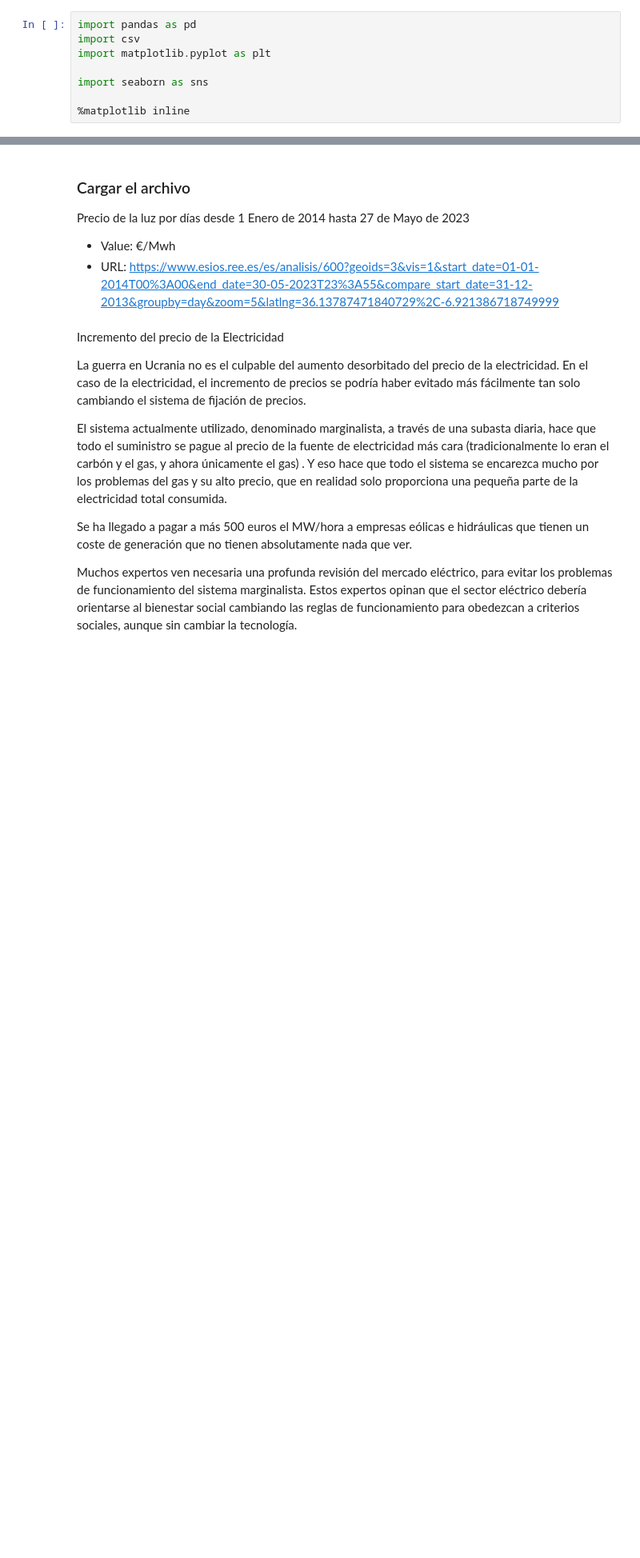
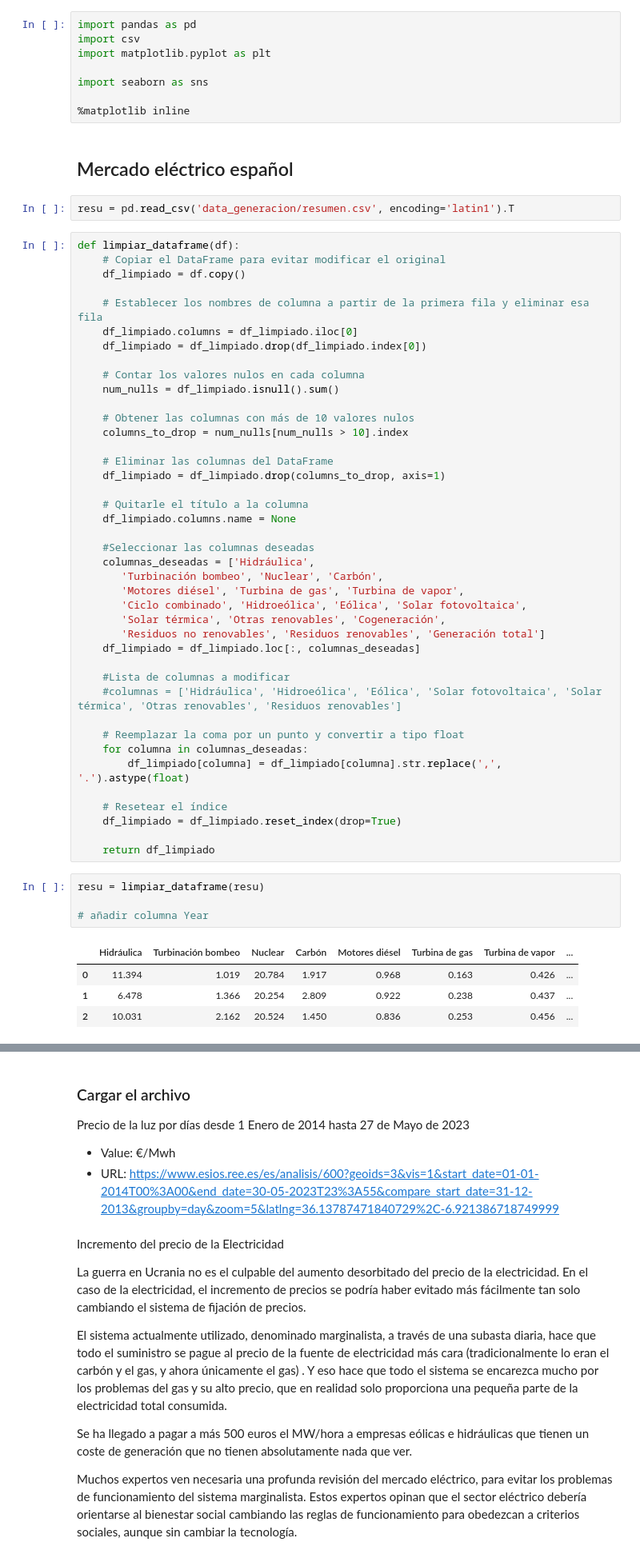
Before and after one commit to carolinariveraa/proyecto_final, a Jupyter notebook: days_2014-2023.ipynb, the cells around one changed output, grey strips where cells are left out. Shown at 80% size. Cells and saved outputs as stored; diff of their text form; blank space fills up the shorter version.

```diff
--- a/days_2014-2023.ipynb
+++ b/days_2014-2023.ipynb
@@ -12,3 +8,57 @@ import matplotlib.pyplot as plt
 import seaborn as sns
 
 %matplotlib inline
+# %% [markdown]
+## Mercado eléctrico español
+# %%
+resu = pd.read_csv('data_generacion/resumen.csv', encoding='latin1').T
+# %%
+def limpiar_dataframe(df):
+    # Copiar el DataFrame para evitar modificar el original
+    df_limpiado = df.copy()
+
+    # Establecer los nombres de columna a partir de la primera fila y eliminar esa fila
+    df_limpiado.columns = df_limpiado.iloc[0]
+    df_limpiado = df_limpiado.drop(df_limpiado.index[0])
+
+    # Contar los valores nulos en cada columna
+    num_nulls = df_limpiado.isnull().sum()
+
+    # Obtener las columnas con más de 10 valores nulos
+    columns_to_drop = num_nulls[num_nulls > 10].index
+
+    # Eliminar las columnas del DataFrame
+    df_limpiado = df_limpiado.drop(columns_to_drop, axis=1)
+
+    # Quitarle el título a la columna
+    df_limpiado.columns.name = None
+
+    #Seleccionar las columnas deseadas
+    columnas_deseadas = ['Hidráulica',
+       'Turbinación bombeo', 'Nuclear', 'Carbón',
+       'Motores diésel', 'Turbina de gas', 'Turbina de vapor',
+       'Ciclo combinado', 'Hidroeólica', 'Eólica', 'Solar fotovoltaica',
+       'Solar térmica', 'Otras renovables', 'Cogeneración',
+       'Residuos no renovables', 'Residuos renovables', 'Generación total']
+    df_limpiado = df_limpiado.loc[:, columnas_deseadas]
+
+    #Lista de columnas a modificar
+    #columnas = ['Hidráulica', 'Hidroeólica', 'Eólica', 'Solar fotovoltaica', 'Solar térmica', 'Otras renovables', 'Residuos renovables']
+
+    # Reemplazar la coma por un punto y convertir a tipo float
+    for columna in columnas_deseadas:
+        df_limpiado[columna] = df_limpiado[columna].str.replace(',', '.').astype(float)
+
+    # Resetear el índice
+    df_limpiado = df_limpiado.reset_index(drop=True)
+
+    return df_limpiado
+# %%
+resu = limpiar_dataframe(resu)
+
+# añadir columna Year
+# %% [output]
+|  | Hidráulica | Turbinación bombeo | Nuclear | Carbón | Motores diésel | Turbina de gas | Turbina de vapor | ... |
+| 0 | 11.394 | 1.019 | 20.784 | 1.917 | 0.968 | 0.163 | 0.426 | ... |
+| 1 | 6.478 | 1.366 | 20.254 | 2.809 | 0.922 | 0.238 | 0.437 | ... |
+| 2 | 10.031 | 2.162 | 20.524 | 1.450 | 0.836 | 0.253 | 0.456 | ... |
```
Also changed, not shown: parts of 52 cells of this notebook, 2 other files.
